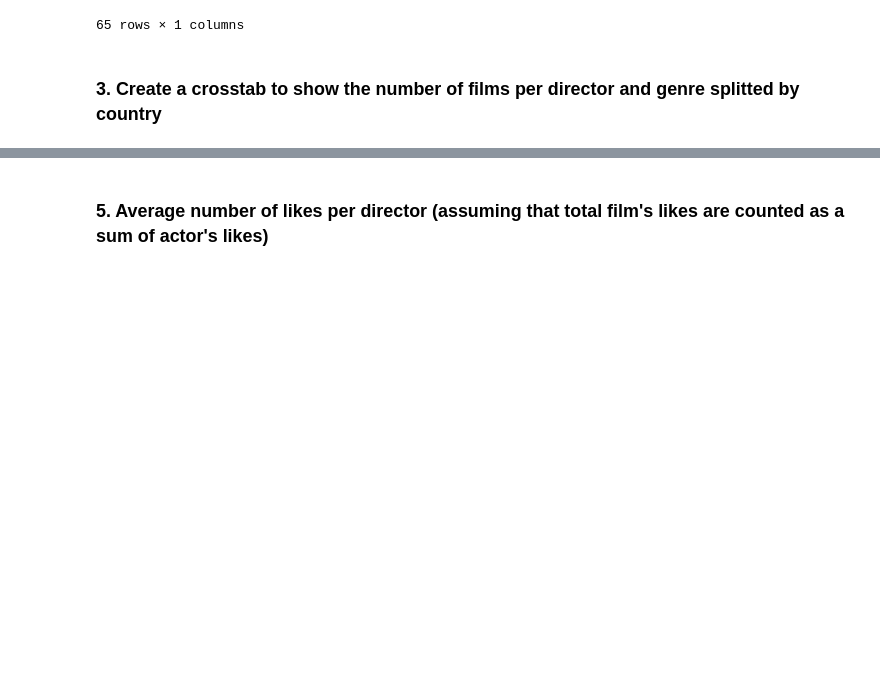
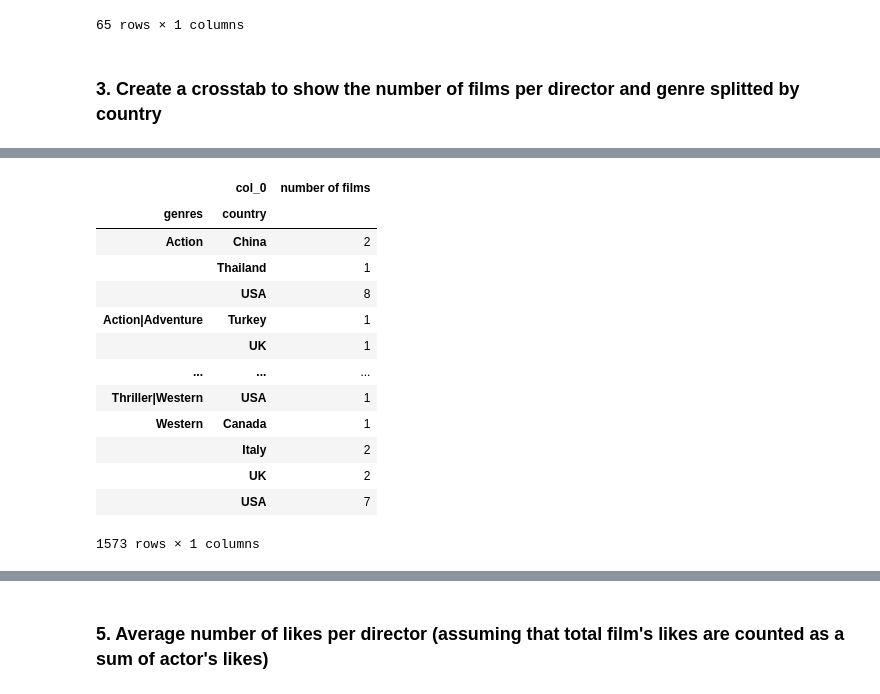
Before and after one commit to matthieubaillard/DAFT_0410, a Jupyter notebook: module_2/Lab_5_ Pivot-Tables-and-Crosstab/Crosstabs.ipynb, the cells around one changed output, grey strips where cells are left out. Saved outputs shown, nothing was run; the diff lists cells and outputs as text; code cells hidden in the pictures; blank space fills up the shorter version.

```diff
--- a/module_2/Lab_5_ Pivot-Tables-and-Crosstab/Crosstabs.ipynb
+++ b/module_2/Lab_5_ Pivot-Tables-and-Crosstab/Crosstabs.ipynb
@@ -83,0 +154,20 @@ moovies_country
+# %%
+#Number of movies per country per genre
+
+moovies_genre = pd.crosstab(index=[moovies['genres'], moovies['country']], columns = 'number of films')
+moovies_genre
+# %% [output]
+|  | col_0 | number of films |
+| genres | country |  |
+| Action | China | 2 |
+|  | Thailand | 1 |
+|  | USA | 8 |
+| Action|Adventure | Turkey | 1 |
+|  | UK | 1 |
+| ... | ... | ... |
+| Thriller|Western | USA | 1 |
+| Western | Canada | 1 |
+|  | Italy | 2 |
+|  | UK | 2 |
+|  | USA | 7 |
+1573 rows × 1 columns
```
Also changed, not shown: parts of 12 cells of this notebook.
